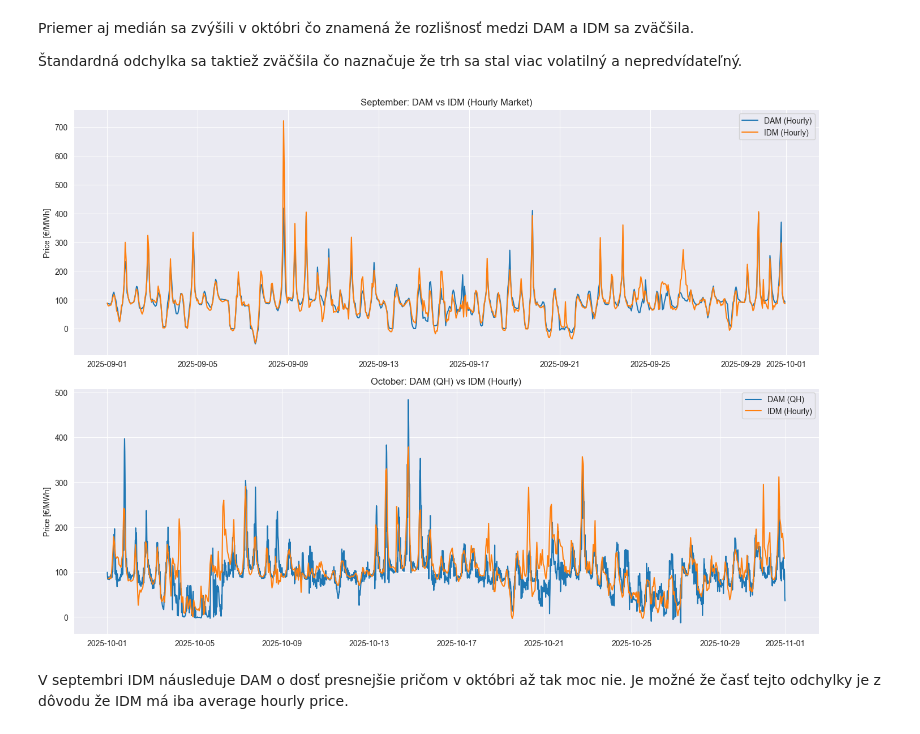
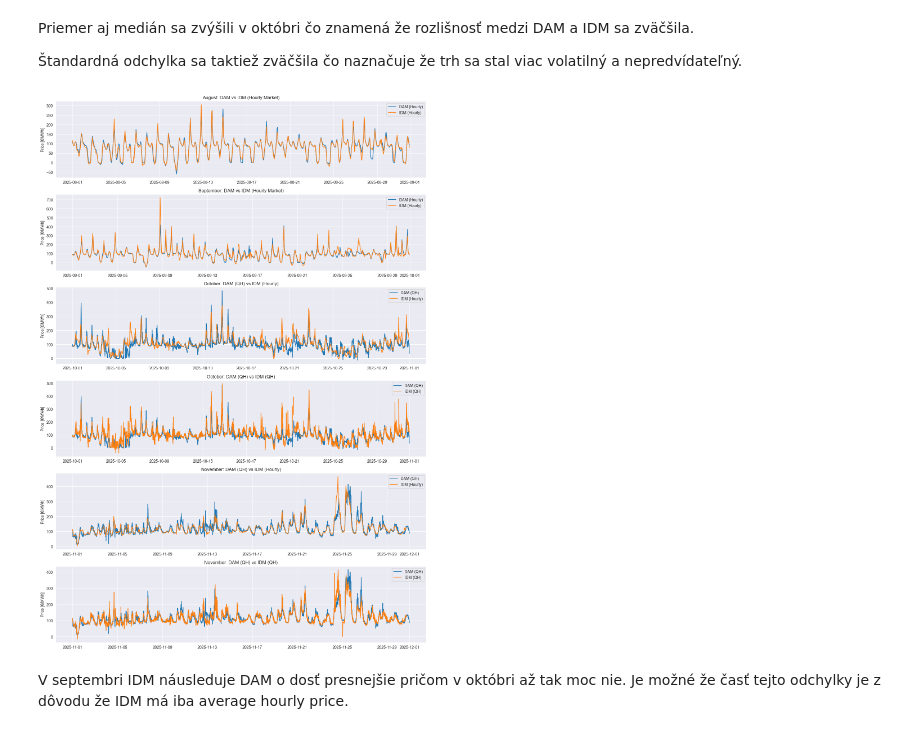
Before and after one commit to Michalzub/Bakalarka-Trh-s-energiou, a Jupyter notebook: dvi.ipynb, the cells around one changed output. Drawn from its saved outputs; the diff is of its cells as text; code cells hidden in the pictures.

```diff
--- a/dvi.ipynb
+++ b/dvi.ipynb
@@ -36,20 +86,3 @@ octoberIDM['deliveryEnd'] = pd.to_datetime(octoberIDM['deliveryEnd'])
-# %%
-#changing the timezone
-septemberDAM['deliveryDayBA'] = septemberDAM["deliveryDay"].dt.tz_localize("Europe/Bratislava")
-septemberDAM['deliveryStartBA'] = septemberDAM["deliveryStart"].dt.tz_convert("Europe/Bratislava")
-septemberDAM['deliveryEndBA'] = septemberDAM["deliveryEnd"].dt.tz_convert("Europe/Bratislava")
-
-octoberDAM['deliveryDayBA'] = octoberDAM["deliveryDay"].dt.tz_localize("Europe/Bratislava")
-octoberDAM['deliveryStartBA'] = octoberDAM["deliveryStart"].dt.tz_convert("Europe/Bratislava")
-octoberDAM['deliveryEndBA'] = octoberDAM["deliveryEnd"].dt.tz_convert("Europe/Bratislava")
-
-septemberIDM['deliveryDayBA'] = septemberIDM["deliveryDay"].dt.tz_localize("Europe/Bratislava")
-septemberIDM['deliveryStartBA'] = septemberIDM["deliveryStart"].dt.tz_convert("Europe/Bratislava")
-septemberIDM['deliveryEndBA'] = septemberIDM["deliveryEnd"].dt.tz_convert("Europe/Bratislava")
-
-octoberIDM['deliveryDayBA'] = octoberIDM["deliveryDay"].dt.tz_localize("Europe/Bratislava")
-octoberIDM['deliveryStartBA'] = octoberIDM["deliveryStart"].dt.tz_convert("Europe/Bratislava")
-octoberIDM['deliveryEndBA'] = octoberIDM["deliveryEnd"].dt.tz_convert("Europe/Bratislava")
 # %% [markdown]
 Correlation between DAM and IDM
 # %%
@@ -149,28 +307,61 @@ Priemer aj medián sa zvýšili v októbri čo znamená že rozlišnosť medzi D
 # %%
 import matplotlib.pyplot as plt
 
-fig, ax = plt.subplots(2, 1, figsize=(14, 10), sharex=False)
+fig, ax = plt.subplots(6, 1, figsize=(14, 20), sharex=False)
 
-# --- September (Hourly) ---
-ax[0].plot(mergedS['deliveryStartBA'], mergedS['DAM_price'], label='DAM (Hourly)')
-ax[0].plot(mergedS['deliveryStartBA'], mergedS['IDM_price'], label='IDM (Hourly)')
-ax[0].set_title("September: DAM vs IDM (Hourly Market)")
+# --- August (Hourly) ---
+ax[0].plot(mergedA['deliveryStartBA'], mergedA['DAM_price'], label='DAM (Hourly)')
+ax[0].plot(mergedA['deliveryStartBA'], mergedA['IDM_price'], label='IDM (Hourly)')
+ax[0].set_title("August: DAM vs IDM (Hourly Market)")
 ax[0].set_ylabel("Price [€/MWh]")
 ax[0].legend()
 ax[0].grid(True)
 
-# --- October (QH DAM vs Hourly IDM) ---
-ax[1].plot(octoberDAM['deliveryStartBA'], octoberDAM['price'], label='DAM (QH)')
-ax[1].plot(octoberIDM['deliveryStartBA'], octoberIDM['priceWeightedAverage'], label='IDM (Hourly)')
-ax[1].set_title("October: DAM (QH) vs IDM (Hourly)")
+
+# --- September (Hourly) ---
+ax[1].plot(mergedS['deliveryStartBA'], mergedS['DAM_price'], label='DAM (Hourly)')
+ax[1].plot(mergedS['deliveryStartBA'], mergedS['IDM_price'], label='IDM (Hourly)')
+ax[1].set_title("September: DAM vs IDM (Hourly Market)")
 ax[1].set_ylabel("Price [€/MWh]")
 ax[1].legend()
 ax[1].grid(True)
 
+# --- October (QH DAM vs Hourly IDM) ---
+ax[2].plot(octoberDAM['deliveryStartBA'], octoberDAM['price'], label='DAM (QH)')
+ax[2].plot(octoberIDM60['deliveryStartBA'], octoberIDM60['priceWeightedAverage'], label='IDM (Hourly)')
+ax[2].set_title("October: DAM (QH) vs IDM (Hourly)")
+ax[2].set_ylabel("Price [€/MWh]")
+ax[2].legend()
+ax[2].grid(True)
+
+# --- October (QH DAM vs QH IDM) ---
+ax[3].plot(octoberDAM['deliveryStartBA'], octoberDAM['price'], label='DAM (QH)')
+ax[3].plot(octoberIDM15['deliveryStartBA'], octoberIDM15['priceWeightedAverage'], label='IDM (QH)')
+ax[3].set_title("October: DAM (QH) vs IDM (QH)")
+ax[3].set_ylabel("Price [€/MWh]")
+ax[3].legend()
+ax[3].grid(True)
+
+# --- October (QH DAM vs Hourly IDM) ---
+ax[4].plot(novemberDAM['deliveryStartBA'], novemberDAM['price'], label='DAM (QH)')
+ax[4].plot(novemberIDM60['deliveryStartBA'], novemberIDM60['priceWeightedAverage'], label='IDM (Hourly)')
+ax[4].set_title("November: DAM (QH) vs IDM (Hourly)")
+ax[4].set_ylabel("Price [€/MWh]")
+ax[4].legend()
+ax[4].grid(True)
+
+# --- October (QH DAM vs QH IDM) ---
+ax[5].plot(novemberDAM['deliveryStartBA'], novemberDAM['price'], label='DAM (QH)')
+ax[5].plot(novemberIDM15['deliveryStartBA'], novemberIDM15['priceWeightedAverage'], label='IDM (QH)')
+ax[5].set_title("November: DAM (QH) vs IDM (QH)")
+ax[5].set_ylabel("Price [€/MWh]")
+ax[5].legend()
+ax[5].grid(True)
+
 plt.tight_layout()
 plt.show()
 # %% [output]
-[figure, old version]
+[figure, new version]
 # %% [markdown]
 V septembri IDM náusleduje DAM o dosť presnejšie pričom v októbri až tak moc nie. Je možné že časť tejto odchylky je z dôvodu že IDM má iba average hourly price.
 # %%
```
Also changed, not shown: parts of 16 cells of this notebook.
